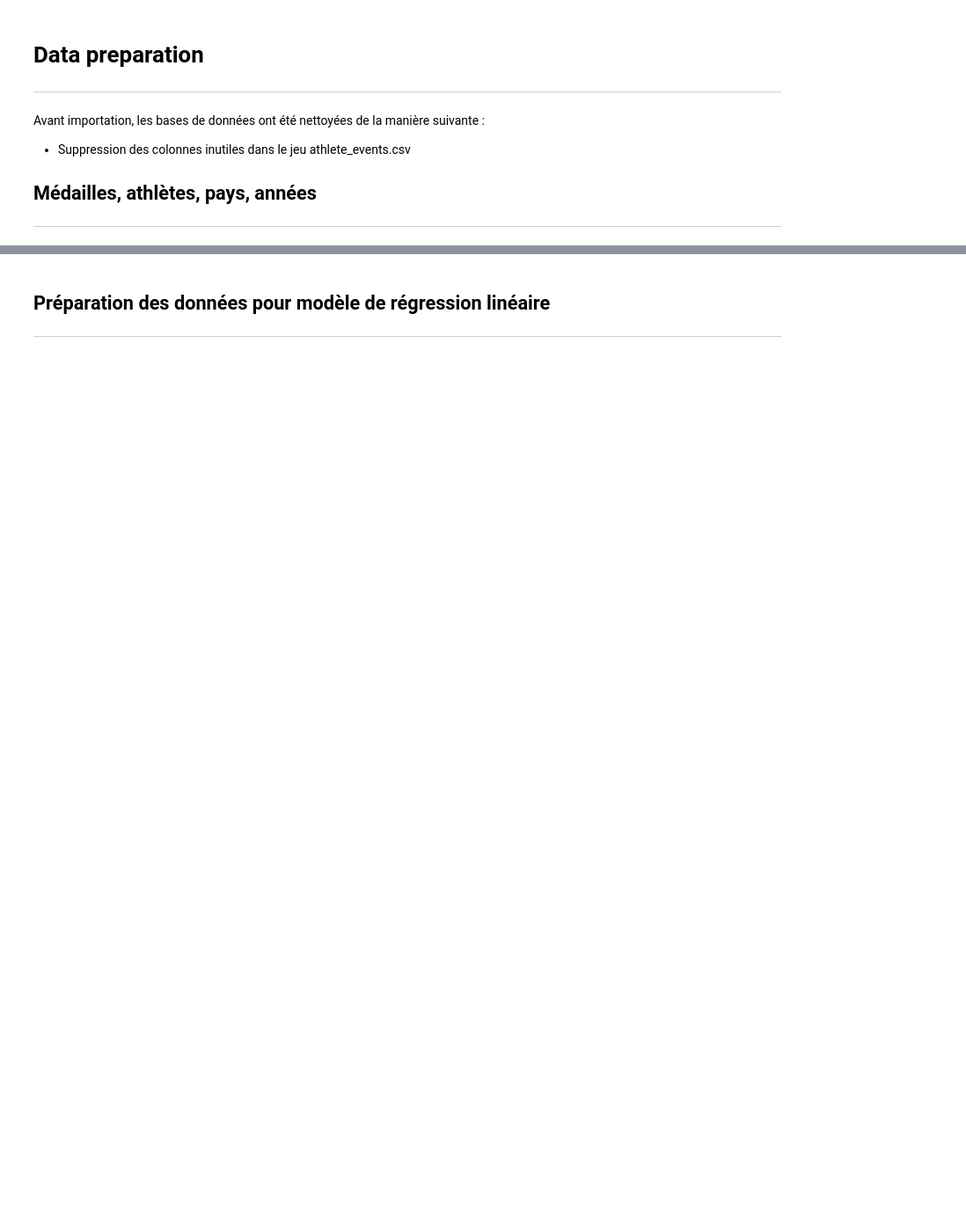
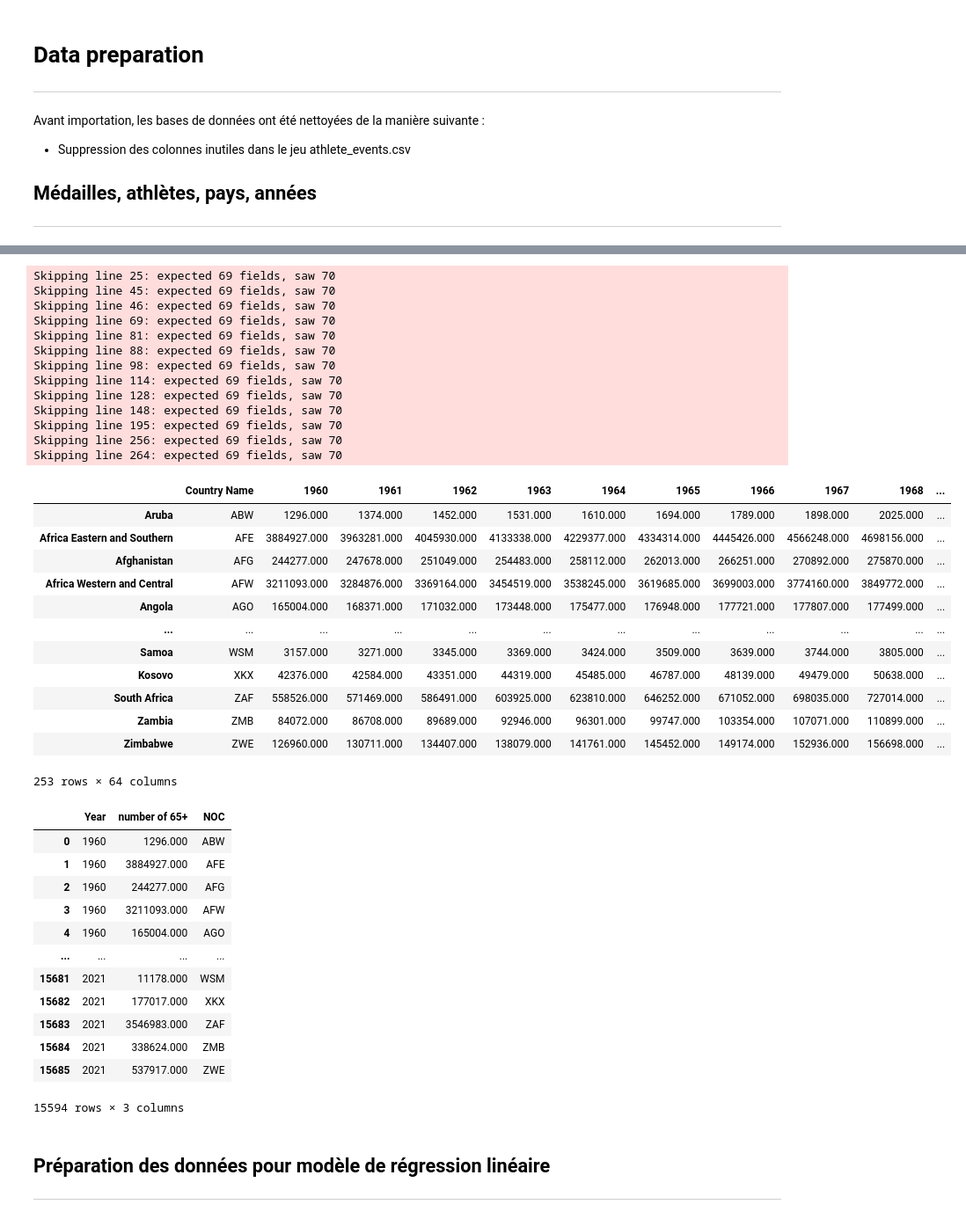
Before and after one commit to Suziwan/Projet_Final_JO, a Jupyter notebook: dataprep/David/dataprep.ipynb, the cells around one changed output, grey strips where cells are left out. Shown at 88% size. Saved outputs shown, nothing was run; the diff lists cells and outputs as text; code cells hidden in the pictures; blank space fills up the shorter version.

```diff
--- a/dataprep/David/dataprep.ipynb
+++ b/dataprep/David/dataprep.ipynb
@@ -90,0 +118,13 @@ Skipping line 264: expected 68 fields, saw 69
+# %%
+pd.set_option('display.float_format', lambda x: '%.3f' % x)
+# pivoter RNB
+gni_df = pd.read_csv("../../Datasets_raw/indicators/GNI/GNI_raw.csv", on_bad_lines="warn")
+gni_df = gni_df.drop(columns = ["Indicator Code", "Indicator Name", "Unnamed: 67"])
+gni_df = gni_df.melt(id_vars=["Country Name", "Country Code"], value_vars=gni_df.columns[2:-1], var_name="Year", value_name="GNI")
+gni_df = gni_df.dropna()
+gni_df['GNI'] = gni_df['GNI'].astype(float)
+gni_df["NOC"] = gni_df["Country Code"]
+gni_df = gni_df.drop(columns = ["Country Name", "Country Code"])
+gni_df["Year"] = gni_df["Year"].astype(int)
+display(gni_df)
+# gni_df.to_csv("../David/datasets_clean/country_GNI_clean.csv")
@@ -90,0 +161,13 @@ Skipping line 264: expected 68 fields, saw 69
+# %%
+pd.set_option('display.float_format', lambda x: '%.3f' % x)
+# pivoter pop_urban
+big_urban_df = pd.read_csv("../../Datasets_raw/indicators/demography/urban_big_pop.csv", on_bad_lines="warn")
+big_urban_df = big_urban_df.drop(columns = ["Indicator Code", "Indicator Name", "Unnamed: 67"])
+big_urban_df = big_urban_df.melt(id_vars=["Country Name", "Country Code"], value_vars=big_urban_df.columns[2:-1], var_name="Year", value_name="big urban share")
+big_urban_df = big_urban_df.dropna()
+big_urban_df['big urban share'] = big_urban_df['big urban share'].astype(float)
+big_urban_df["NOC"] = big_urban_df["Country Code"]
+big_urban_df = big_urban_df.drop(columns = ["Country Name", "Country Code"])
+big_urban_df["Year"] = big_urban_df["Year"].astype(int)
+display(big_urban_df)
+# big_urban_df.to_csv("../David/datasets_clean/country_big urban share_clean.csv")
@@ -130,3 +273,56 @@ Skipping line 264: expected 69 fields, saw 70
+# %%
+# importer le csv
+old_pop = pd.read_csv("../../Datasets_raw/indicators/demography/vieux.csv", on_bad_lines="warn")
+old_pop = old_pop.drop(columns = ["Country Code", "Indicator Code", "Indicator Name", "Unnamed: 67"])
+display(old_pop)
+old_pop = old_pop.melt(id_vars=["Country Name"], value_vars=old_pop.columns[1:-1], var_name="Year", value_name="number of 65+")
+old_pop = old_pop.dropna()
+old_pop['number of 65+'] = old_pop['number of 65+'].astype(float)
+old_pop["NOC"] = old_pop["Country Name"]
+old_pop["Year"] = old_pop["Year"].astype(int)
+old_pop = old_pop.drop(columns = ["Country Name"])
+display(old_pop)
+# old_pop.to_csv("../David/datasets_clean/vieux.csv")
+# %% [output]
+Skipping line 25: expected 69 fields, saw 70
+Skipping line 45: expected 69 fields, saw 70
+Skipping line 46: expected 69 fields, saw 70
+Skipping line 69: expected 69 fields, saw 70
+Skipping line 81: expected 69 fields, saw 70
+Skipping line 88: expected 69 fields, saw 70
+Skipping line 98: expected 69 fields, saw 70
+Skipping line 114: expected 69 fields, saw 70
+Skipping line 128: expected 69 fields, saw 70
+Skipping line 148: expected 69 fields, saw 70
+Skipping line 195: expected 69 fields, saw 70
+Skipping line 256: expected 69 fields, saw 70
+Skipping line 264: expected 69 fields, saw 70
+|  | Country Name | 1960 | 1961 | 1962 | 1963 | 1964 | 1965 | 1966 | 1967 | 1968 | ... |
+| Aruba | ABW | 1296.000 | 1374.000 | 1452.000 | 1531.000 | 1610.000 | 1694.000 | 1789.000 | 1898.000 | 2025.000 | ... |
+| Africa Eastern and Southern | AFE | 3884927.000 | 3963281.000 | 4045930.000 | 4133338.000 | 4229377.000 | 4334314.000 | 4445426.000 | 4566248.000 | 4698156.000 | ... |
+| Afghanistan | AFG | 244277.000 | 247678.000 | 251049.000 | 254483.000 | 258112.000 | 262013.000 | 266251.000 | 270892.000 | 275870.000 | ... |
+| Africa Western and Central | AFW | 3211093.000 | 3284876.000 | 3369164.000 | 3454519.000 | 3538245.000 | 3619685.000 | 3699003.000 | 3774160.000 | 3849772.000 | ... |
+| Angola | AGO | 165004.000 | 168371.000 | 171032.000 | 173448.000 | 175477.000 | 176948.000 | 177721.000 | 177807.000 | 177499.000 | ... |
+| ... | ... | ... | ... | ... | ... | ... | ... | ... | ... | ... | ... |
+| Samoa | WSM | 3157.000 | 3271.000 | 3345.000 | 3369.000 | 3424.000 | 3509.000 | 3639.000 | 3744.000 | 3805.000 | ... |
+| Kosovo | XKX | 42376.000 | 42584.000 | 43351.000 | 44319.000 | 45485.000 | 46787.000 | 48139.000 | 49479.000 | 50638.000 | ... |
+| South Africa | ZAF | 558526.000 | 571469.000 | 586491.000 | 603925.000 | 623810.000 | 646252.000 | 671052.000 | 698035.000 | 727014.000 | ... |
+| Zambia | ZMB | 84072.000 | 86708.000 | 89689.000 | 92946.000 | 96301.000 | 99747.000 | 103354.000 | 107071.000 | 110899.000 | ... |
+| Zimbabwe | ZWE | 126960.000 | 130711.000 | 134407.000 | 138079.000 | 141761.000 | 145452.000 | 149174.000 | 152936.000 | 156698.000 | ... |
+253 rows × 64 columns
+|  | Year | number of 65+ | NOC |
+| 0 | 1960 | 1296.000 | ABW |
+| 1 | 1960 | 3884927.000 | AFE |
+| 2 | 1960 | 244277.000 | AFG |
+| 3 | 1960 | 3211093.000 | AFW |
+| 4 | 1960 | 165004.000 | AGO |
+| ... | ... | ... | ... |
+| 15681 | 2021 | 11178.000 | WSM |
+| 15682 | 2021 | 177017.000 | XKX |
+| 15683 | 2021 | 3546983.000 | ZAF |
+| 15684 | 2021 | 338624.000 | ZMB |
+| 15685 | 2021 | 537917.000 | ZWE |
+15594 rows × 3 columns
 # %% [markdown]
 ## Préparation des données pour modèle de régression linéaire
 ---
```
Also changed, not shown: parts of 16 cells of this notebook, 11 other files.
